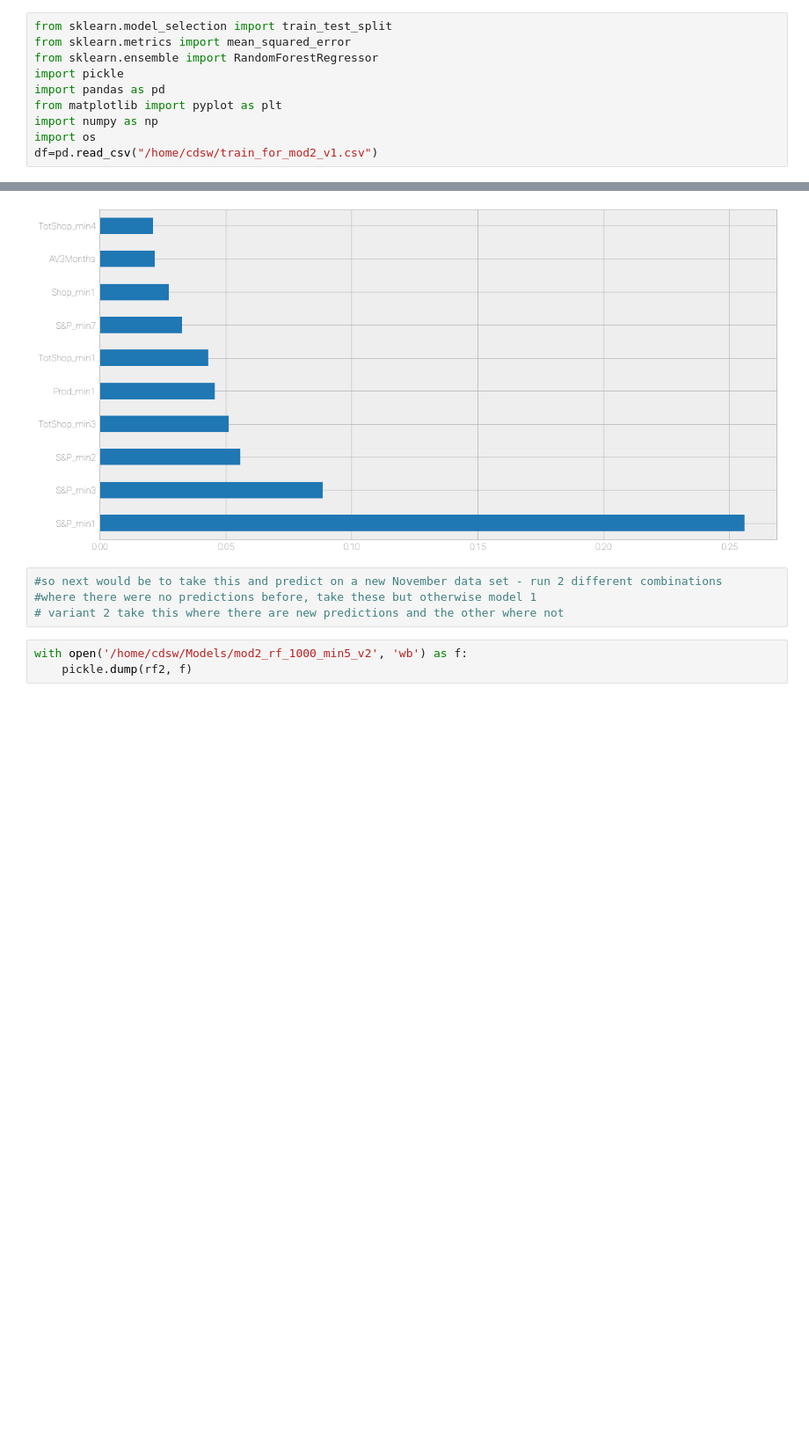
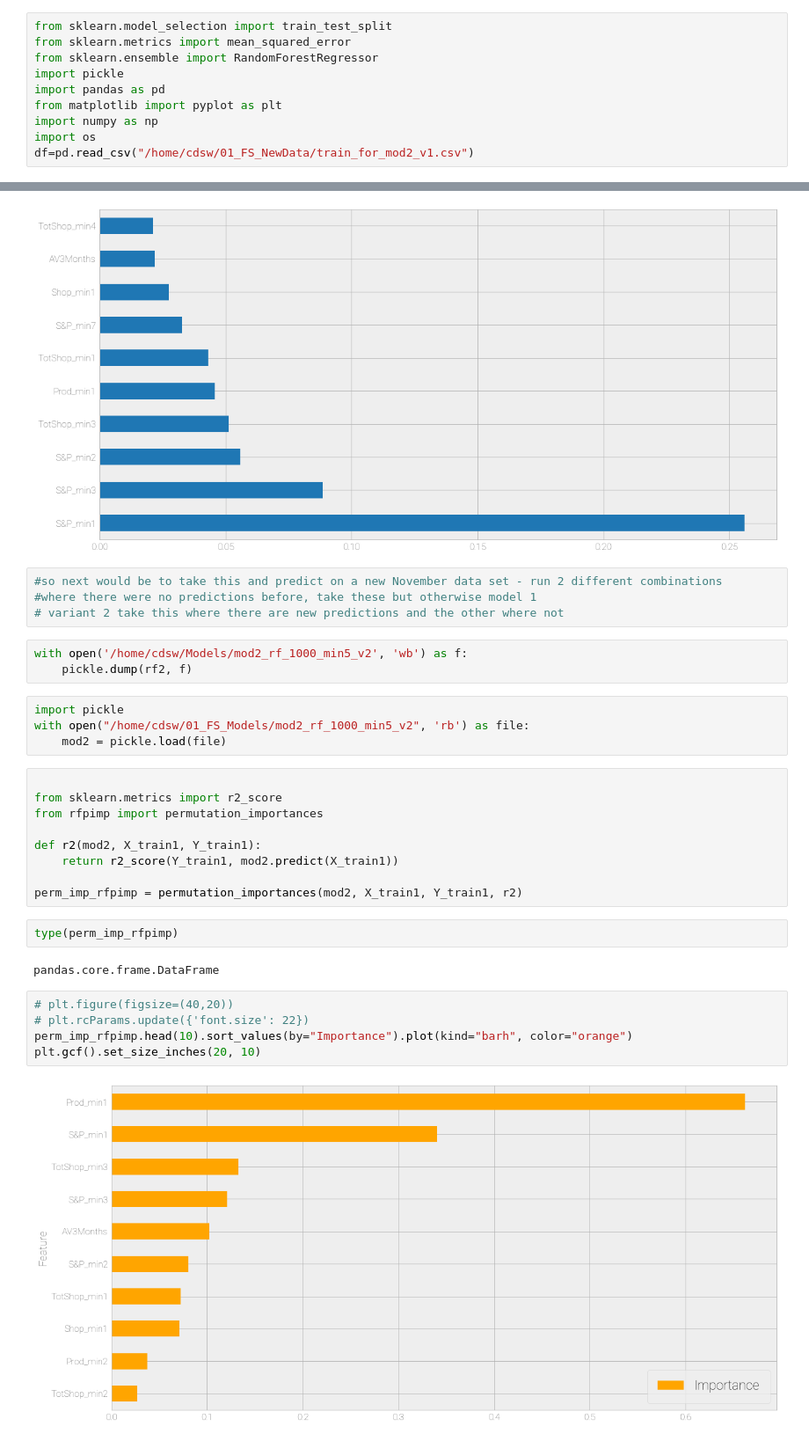
Before and after one commit to jamesoliver1981/Future_Sales, a Jupyter notebook: Modelling/J2_Model2_ExistingProds_NewShops_v1.ipynb, the cells around one changed output, grey strips where cells are left out. Shown at 88% size. Cells and saved outputs as stored; diff of their text form; blank space fills up the shorter version.

```diff
--- a/Modelling/J2_Model2_ExistingProds_NewShops_v1.ipynb
+++ b/Modelling/J2_Model2_ExistingProds_NewShops_v1.ipynb
@@ -11,7 +11,7 @@ import pandas as pd
 from matplotlib import pyplot as plt
 import numpy as np
 import os
-df=pd.read_csv("/home/cdsw/train_for_mod2_v1.csv")
+df=pd.read_csv("/home/cdsw/01_FS_NewData/train_for_mod2_v1.csv")
 # %%
 #there are 118k observations here - if I remove those where number shops were 1 or less last month
 #this is about trying to predict sales in new shops, seen that tend to extend
@@ -154,3 +154,27 @@ feat_importances.nlargest(10).plot(kind='barh')
 # %%
 with open('/home/cdsw/Models/mod2_rf_1000_min5_v2', 'wb') as f:
     pickle.dump(rf2, f)
+# %%
+import pickle
+with open("/home/cdsw/01_FS_Models/mod2_rf_1000_min5_v2", 'rb') as file:
+    mod2 = pickle.load(file)
+# %%
+
+from sklearn.metrics import r2_score
+from rfpimp import permutation_importances
+
+def r2(mod2, X_train1, Y_train1):
+    return r2_score(Y_train1, mod2.predict(X_train1))
+
+perm_imp_rfpimp = permutation_importances(mod2, X_train1, Y_train1, r2)
+# %%
+type(perm_imp_rfpimp)
+# %% [output]
+pandas.core.frame.DataFrame
+# %%
+# plt.figure(figsize=(40,20))
+# plt.rcParams.update({'font.size': 22})
+perm_imp_rfpimp.head(10).sort_values(by="Importance").plot(kind="barh", color="orange")
+plt.gcf().set_size_inches(20, 10)
+# %% [output]
+[figure, added]
```
Also changed, not shown: parts of 1 cell of this notebook, 3 other files.
